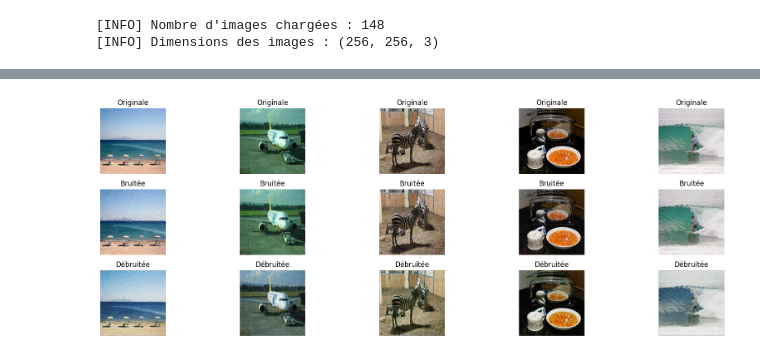
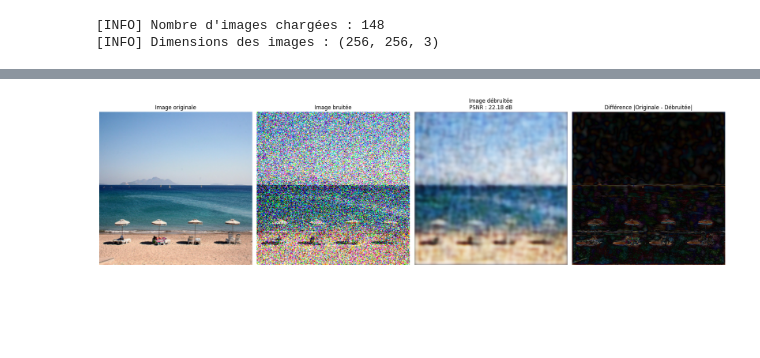
Before and after one commit to clementfornes13/leyenda_project, a Jupyter notebook: Livrable 2.ipynb, the cells around one changed output, grey strips where cells are left out. Saved outputs shown, nothing was run; the diff lists cells and outputs as text; code cells hidden in the pictures; blank space fills up the shorter version.

```diff
--- a/Livrable 2.ipynb
+++ b/Livrable 2.ipynb
@@ -119,14 +119,22 @@ Model: "functional_1"
 # %%
-print("[INFO] Début de l'entraînement du modèle 3 couches...\n")
+
+print("[INFO] Entraînement optimisé du modèle 3 couches...\n")
+
+# Callbacks pour meilleure convergence
+callbacks = [
+    EarlyStopping(patience=6, restore_best_weights=True, monitor='val_loss'),
+    ReduceLROnPlateau(patience=3, factor=0.5, verbose=1)
+]
 
 history = autoencoder.fit(
     X_noisy,
     X,
-    epochs=10,
-    batch_size=16,
+    epochs=40,
+    batch_size=32,
     shuffle=True,
     validation_split=0.1,
-    verbose=1  # affichage classique de Keras
+    verbose=1,
+    callbacks=callbacks         # 🔁 Callbacks intelligents
 )
 
 print("\n[INFO] Entraînement terminé.")
@@ -153,29 +161,42 @@ Epoch 5/10
 # %%
-# Prédiction du modèle
+from skimage.metrics import peak_signal_noise_ratio as psnr
+
+# Prédictions
 decoded_imgs = autoencoder.predict(X_noisy)
 
-# Affichage de quelques exemples
-n = 5  # nombre d'exemples à afficher
-plt.figure(figsize=(18, 6))
+# Calcul PSNR pour la première image
+image_index = 0
+image_psnr = psnr(X[image_index], decoded_imgs[image_index], data_range=1.0)
 
-for i in range(n):
-    # Image originale
-    ax = plt.subplot(3, n, i + 1)
-    plt.imshow(X[i])
-    plt.title("Originale")
-    plt.axis("off")
+# Erreur absolue pour visualiser la différence pixel à pixel
+error_map = np.abs(X[image_index] - decoded_imgs[image_index])
 
-    # Image bruitée
-    ax = plt.subplot(3, n, i + 1 + n)
-    plt.imshow(X_noisy[i])
-    plt.title("Bruitée")
-    plt.axis("off")
+# Affichage
+plt.figure(figsize=(20, 6))
 
-    # Image débruitée
-    ax = plt.subplot(3, n, i + 1 + 2 * n)
-    plt.imshow(decoded_imgs[i])
-    plt.title("Débruitée")
-    plt.axis("off")
+# Image originale
+plt.subplot(1, 4, 1)
+plt.imshow(X[image_index])
+plt.title("Image originale")
+plt.axis("off")
+
+# Image bruitée
+plt.subplot(1, 4, 2)
+plt.imshow(X_noisy[image_index])
+plt.title("Image bruitée")
+plt.axis("off")
+
+# Image débruitée
+plt.subplot(1, 4, 3)
+plt.imshow(decoded_imgs[image_index])
+plt.title(f"Image débruitée\nPSNR : {image_psnr:.2f} dB")
+plt.axis("off")
+
+# Carte d'erreur
+plt.subplot(1, 4, 4)
+plt.imshow(error_map)
+plt.title("Différence |Originale - Débruitée|")
+plt.axis("off")
 
 plt.tight_layout()
 plt.show()
@@ -184 +205 @@ plt.show()
-[figure, old version]
+[figure, new version]
```
Also changed, not shown: parts of 8 cells of this notebook, 1 other file.
